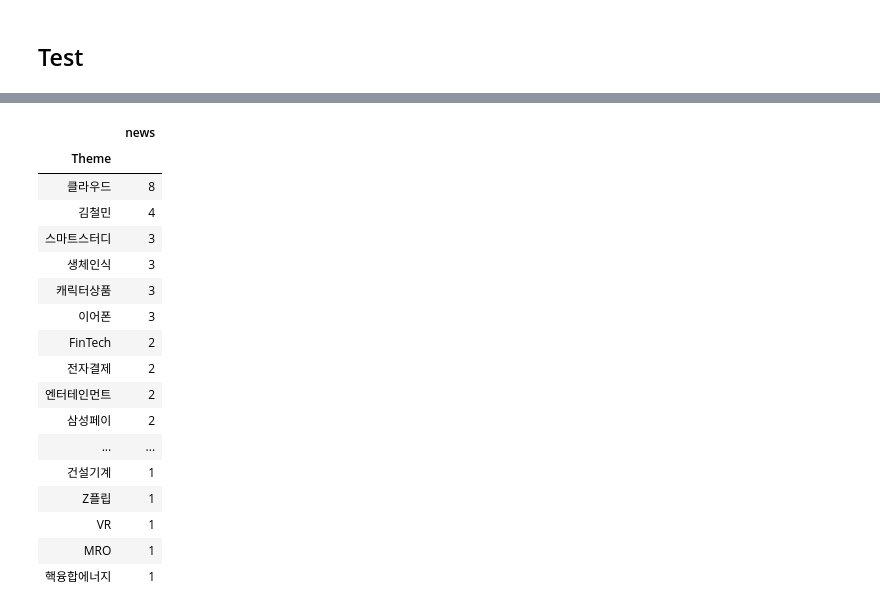
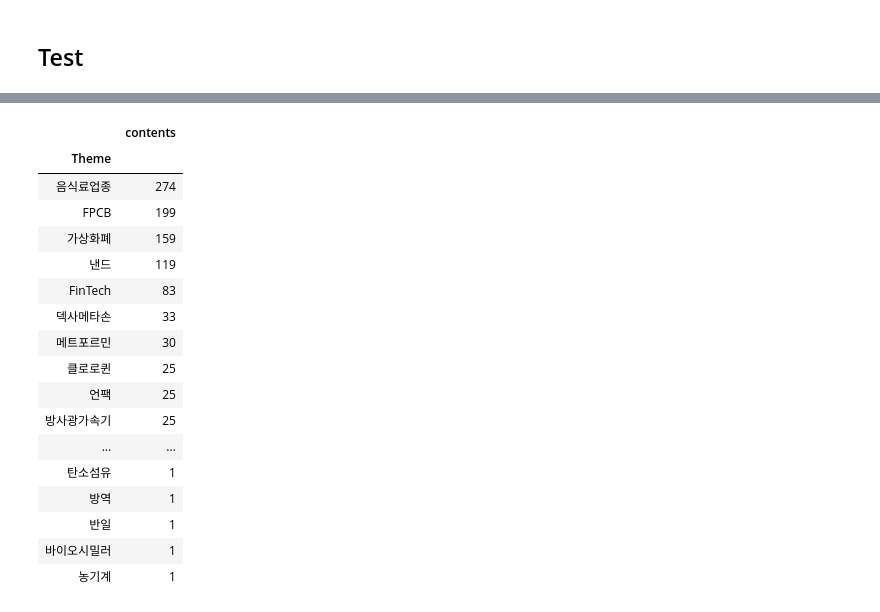
Before and after one commit to sopogen/Project_ThematicInvest, a Jupyter notebook: Model/word2vec_kobert.ipynb, the cells around one changed output, grey strips where cells are left out. Cells and saved outputs as stored; diff of their text form; code cells hidden in the pictures.

```diff
--- a/Model/word2vec_kobert.ipynb
+++ b/Model/word2vec_kobert.ipynb
@@ -180,4 +182,4 @@ def test(news):
     new_df.sort_values('Result', ascending=False, inplace=True)
     return new_df
 # %%
-real_test = pd.read_csv("20200629_news_data.csv",index_col=0)
+real_test = pd.read_csv("theme_contents_200_length_same.csv",index_col=0)
@@ -201,8 +186,8 @@ partial_test
 # %%
 lst = []
 lst2 = []
-for i in range(len(partial_test)):
-    a = partial_test['news'][i]
+for i in tqdm(range(len(real_test))):
+    a = real_test['contents'][i]
     result = test(a)
     result = result.sort_values(by='Result', ascending=False).reset_index(drop=True)
     theme = result['Theme'][0]
@@ -229,4 +214,4 @@ final_data
 # %%
-our_result = pd.concat([partial_test,final_data],axis=1)
+our_result = pd.concat([real_test,final_data],axis=1)
 our_result
 # %% [output]
@@ -246,5 +231,5 @@ our_result
 # %%
-cleansed = our_result[our_result['Similarity']>=0.8].reset_index(drop=True)
-cleansed = cleansed[['Theme','news']]
+cleansed = our_result[our_result['Similarity']>=0.95].reset_index(drop=True)
+cleansed = cleansed[['Theme','contents']]
 cleansed
 # %% [output]
@@ -264,21 +270,21 @@ cleansed
 # %%
-cleansed.groupby('Theme').count().sort_values(by='news',ascending=False)
+cleansed.groupby('Theme').count().sort_values(by='contents',ascending=False)
 # %% [output]
-|  | news |
+|  | contents |
 | Theme |  |
-| 클라우드 | 8 |
-| 김철민 | 4 |
-| 스마트스터디 | 3 |
-| 생체인식 | 3 |
-| 캐릭터상품 | 3 |
-| 이어폰 | 3 |
-| FinTech | 2 |
-| 전자결제 | 2 |
-| 엔터테인먼트 | 2 |
-| 삼성페이 | 2 |
+| 음식료업종 | 274 |
+| FPCB | 199 |
+| 가상화폐 | 159 |
+| 낸드 | 119 |
+| FinTech | 83 |
+| 덱사메타손 | 33 |
+| 메트포르민 | 30 |
+| 클로로퀸 | 25 |
+| 언팩 | 25 |
+| 방사광가속기 | 25 |
 | ... | ... |
-| 건설기계 | 1 |
-| Z플립 | 1 |
-| VR | 1 |
-| MRO | 1 |
-| 핵융합에너지 | 1 |
+| 탄소섬유 | 1 |
+| 방역 | 1 |
+| 반일 | 1 |
+| 바이오시밀러 | 1 |
+| 농기계 | 1 |
```
Also changed, not shown: parts of 13 cells of this notebook, 1 other file.
